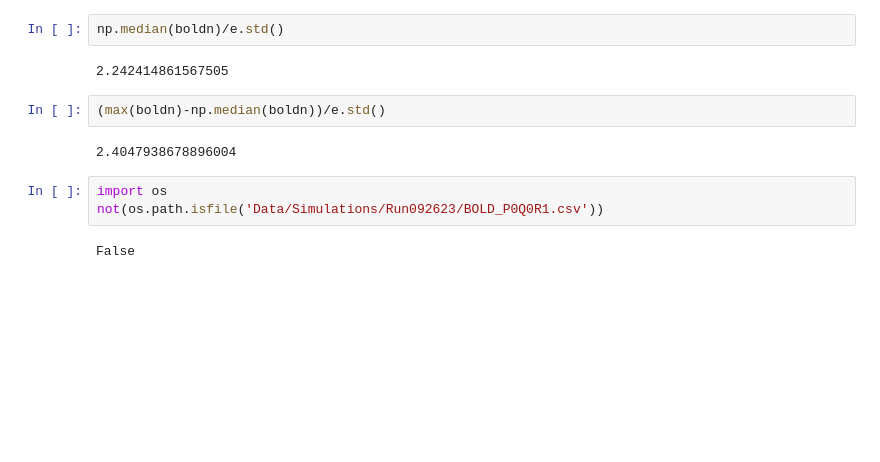
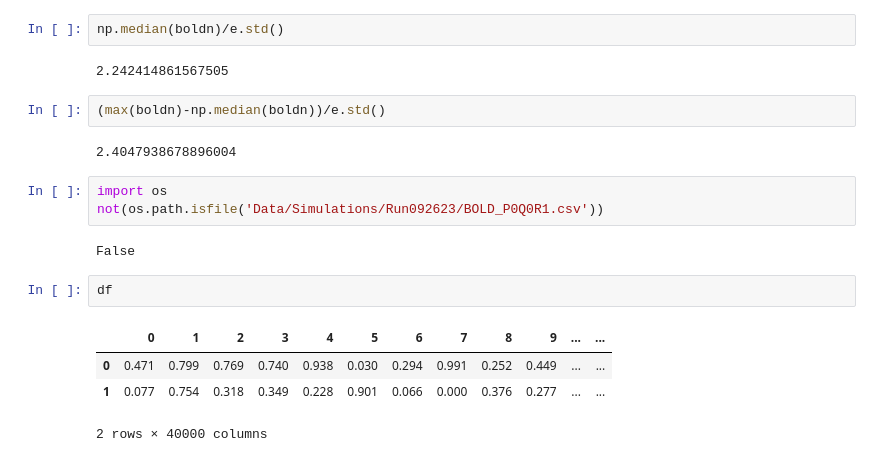
Before and after one commit to juanesfco/Thesis, a Jupyter notebook: resultsSims.ipynb, the cells around one changed output. Cells and saved outputs as stored; diff of their text form; blank space fills up the shorter version.

```diff
--- a/resultsSims.ipynb
+++ b/resultsSims.ipynb
@@ -358,3 +358,10 @@ import os
 not(os.path.isfile('Data/Simulations/Run092623/BOLD_P0Q0R1.csv'))
 # %% [output]
 False
+# %%
+df
+# %% [output]
+|  | 0 | 1 | 2 | 3 | 4 | 5 | 6 | 7 | 8 | 9 | ... | ... |
+| 0 | 0.471 | 0.799 | 0.769 | 0.740 | 0.938 | 0.030 | 0.294 | 0.991 | 0.252 | 0.449 | ... | ... |
+| 1 | 0.077 | 0.754 | 0.318 | 0.349 | 0.228 | 0.901 | 0.066 | 0.000 | 0.376 | 0.277 | ... | ... |
+2 rows × 40000 columns
```
Also changed, not shown: parts of 3 cells of this notebook, 2 other files.
